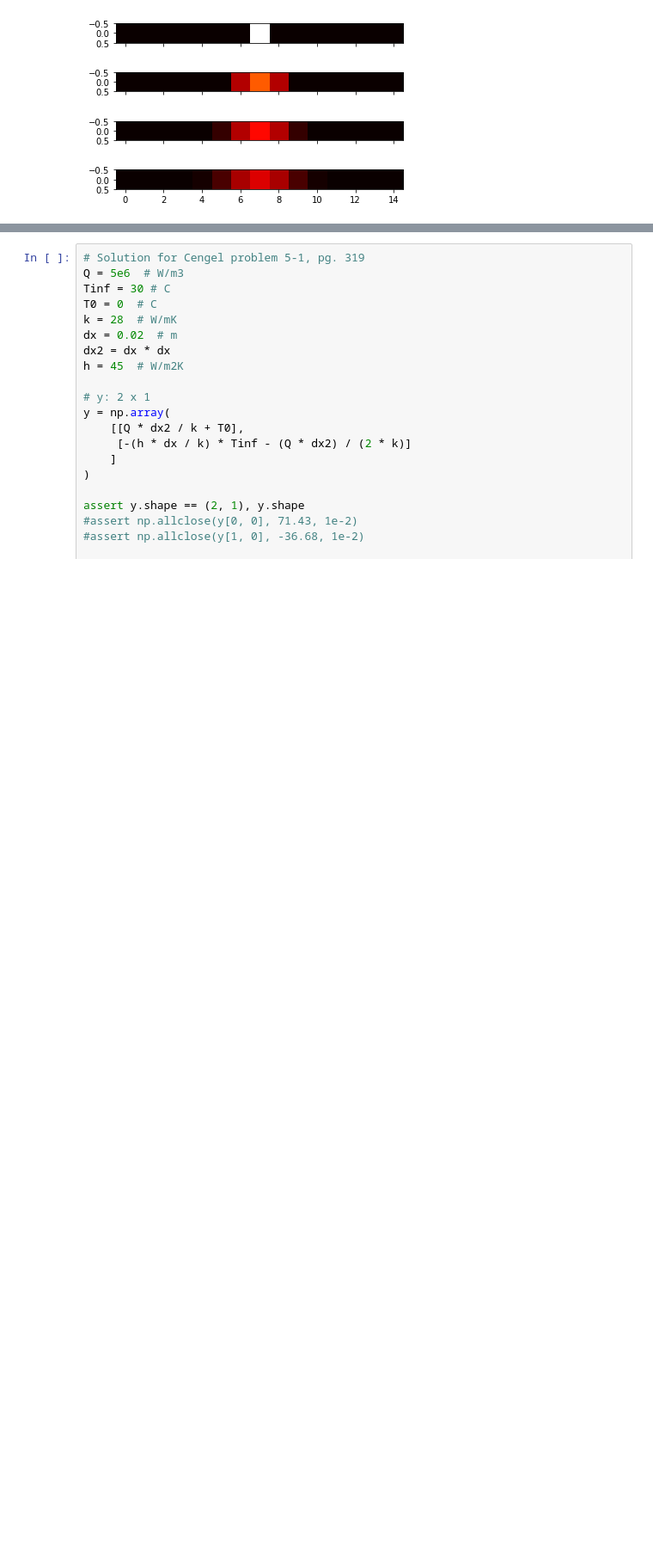
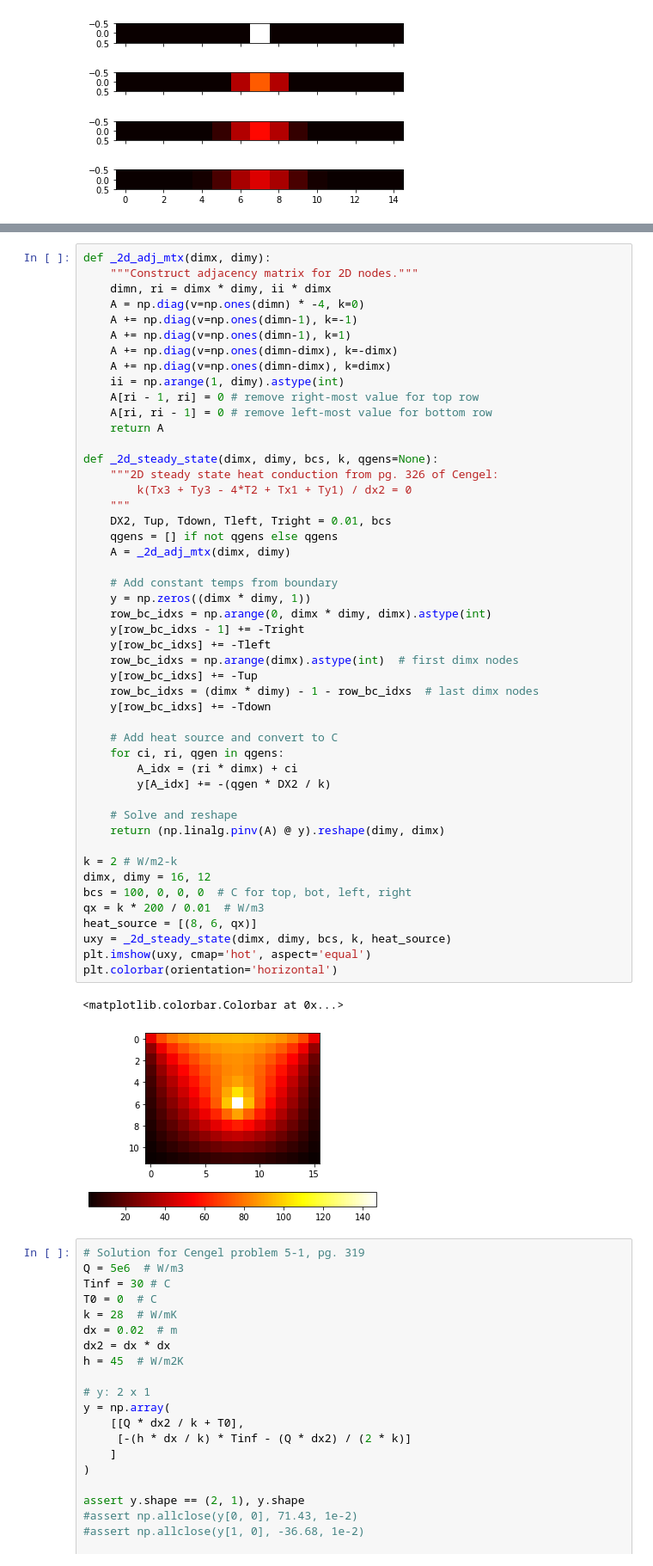
Before and after one commit to saeranv/astrobot, a Jupyter notebook: experiments/heat_fda/heat_fda.ipynb, the cells around one changed output, grey strips where cells are left out. Shown at 86% size. Saved outputs shown, nothing was run; the diff lists cells and outputs as text; blank space fills up the shorter version.

```diff
--- a/experiments/heat_fda/heat_fda.ipynb
+++ b/experiments/heat_fda/heat_fda.ipynb
@@ -98,3 +123,54 @@ temp [[18.325833 16.651667 14.9825   13.318333 11.659167]]
+# %%
+def _2d_adj_mtx(dimx, dimy):
+    """Construct adjacency matrix for 2D nodes."""
+    dimn, ri = dimx * dimy, ii * dimx
+    A = np.diag(v=np.ones(dimn) * -4, k=0)
+    A += np.diag(v=np.ones(dimn-1), k=-1)
+    A += np.diag(v=np.ones(dimn-1), k=1)
+    A += np.diag(v=np.ones(dimn-dimx), k=-dimx)
+    A += np.diag(v=np.ones(dimn-dimx), k=dimx)
+    ii = np.arange(1, dimy).astype(int)
+    A[ri - 1, ri] = 0 # remove right-most value for top row
+    A[ri, ri - 1] = 0 # remove left-most value for bottom row
+    return A
+
+def _2d_steady_state(dimx, dimy, bcs, k, qgens=None):
+    """2D steady state heat conduction from pg. 326 of Cengel:
+        k(Tx3 + Ty3 - 4*T2 + Tx1 + Ty1) / dx2 = 0
+    """
+    DX2, Tup, Tdown, Tleft, Tright = 0.01, bcs
+    qgens = [] if not qgens else qgens
+    A = _2d_adj_mtx(dimx, dimy)
+
+    # Add constant temps from boundary
+    y = np.zeros((dimx * dimy, 1))
+    row_bc_idxs = np.arange(0, dimx * dimy, dimx).astype(int)
+    y[row_bc_idxs - 1] += -Tright
+    y[row_bc_idxs] += -Tleft
+    row_bc_idxs = np.arange(dimx).astype(int)  # first dimx nodes
+    y[row_bc_idxs] += -Tup
+    row_bc_idxs = (dimx * dimy) - 1 - row_bc_idxs  # last dimx nodes
+    y[row_bc_idxs] += -Tdown
+
+    # Add heat source and convert to C
+    for ci, ri, qgen in qgens:
+        A_idx = (ri * dimx) + ci
+        y[A_idx] += -(qgen * DX2 / k)
+
+    # Solve and reshape
+    return (np.linalg.pinv(A) @ y).reshape(dimy, dimx)
+
+k = 2 # W/m2-k
+dimx, dimy = 16, 12
+bcs = 100, 0, 0, 0  # C for top, bot, left, right
+qx = k * 200 / 0.01  # W/m3
+heat_source = [(8, 6, qx)]
+uxy = _2d_steady_state(dimx, dimy, bcs, k, heat_source)
+plt.imshow(uxy, cmap='hot', aspect='equal')
+plt.colorbar(orientation='horizontal')
+# %% [output]
+<matplotlib.colorbar.Colorbar at 0x...>
+[figure, added]
 # %%
 # Solution for Cengel problem 5-1, pg. 319
 Q = 5e6  # W/m3
```
Also changed, not shown: parts of 6 cells of this notebook, 4 other files.
